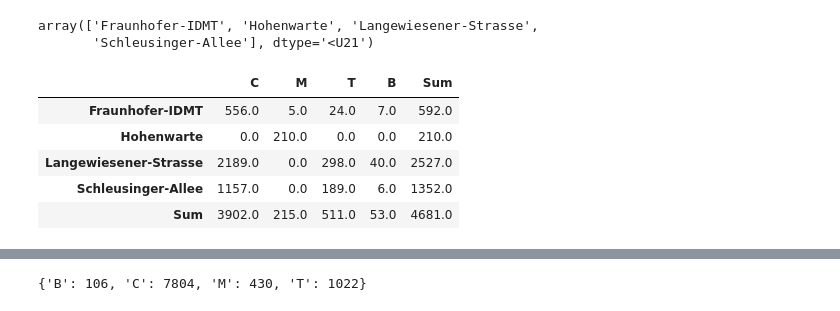
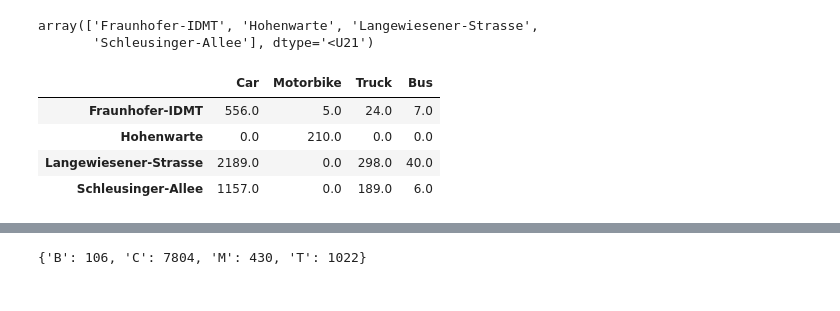
Before and after one commit to 170A-Capstone/Acoustic-Classification, a Jupyter notebook: idmt.ipynb, the cells around one changed output, grey strips where cells are left out. Drawn from its saved outputs; the diff is of its cells as text; code cells hidden in the pictures.

```diff
--- a/idmt.ipynb
+++ b/idmt.ipynb
@@ -62,6 +62,7 @@ attr_matrix = [[0 for _ in range(4)] for _ in range(4)]
 
 locations = ['Fraunhofer-IDMT', 'Hohenwarte', 'Langewiesener-Strasse','Schleusinger-Allee']
 labels = ['C','M','T','B']
+better_labels = ['Car','Motorbike','Truck','Bus']
 
 for mic_name,v_label in attr_of_instances:
     row = locations.index(mic_name)
@@ -71,7 +72,7 @@ for mic_name,v_label in attr_of_instances:
 df = pd.DataFrame(attr_matrix)
 
 df.index = locations
-df.columns = labels
+df.columns = better_labels
 
 # sum all columns
 df['Sum'] = df.cumsum(axis=1).iloc[:, -1]
@@ -79,11 +80,12 @@ df['Sum'] = df.cumsum(axis=1).iloc[:, -1]
 # sum all rows
 df.loc['Sum'] = df.cumsum(axis=0).iloc[-1, :]
 
-df/2
+df = df/2
-# %% [output]
-|  | C | M | T | B | Sum |
-| Fraunhofer-IDMT | 556.0 | 5.0 | 24.0 | 7.0 | 592.0 |
-| Hohenwarte | 0.0 | 210.0 | 0.0 | 0.0 | 210.0 |
-| Langewiesener-Strasse | 2189.0 | 0.0 | 298.0 | 40.0 | 2527.0 |
-| Schleusinger-Allee | 1157.0 | 0.0 | 189.0 | 6.0 | 1352.0 |
-| Sum | 3902.0 | 215.0 | 511.0 | 53.0 | 4681.0 |
+# %%
+df.iloc[:4,:4]
+# %% [output]
+|  | Car | Motorbike | Truck | Bus |
+| Fraunhofer-IDMT | 556.0 | 5.0 | 24.0 | 7.0 |
+| Hohenwarte | 0.0 | 210.0 | 0.0 | 0.0 |
+| Langewiesener-Strasse | 2189.0 | 0.0 | 298.0 | 40.0 |
+| Schleusinger-Allee | 1157.0 | 0.0 | 189.0 | 6.0 |
```
Also changed, not shown: parts of 1 cell of this notebook, 4 other files.
